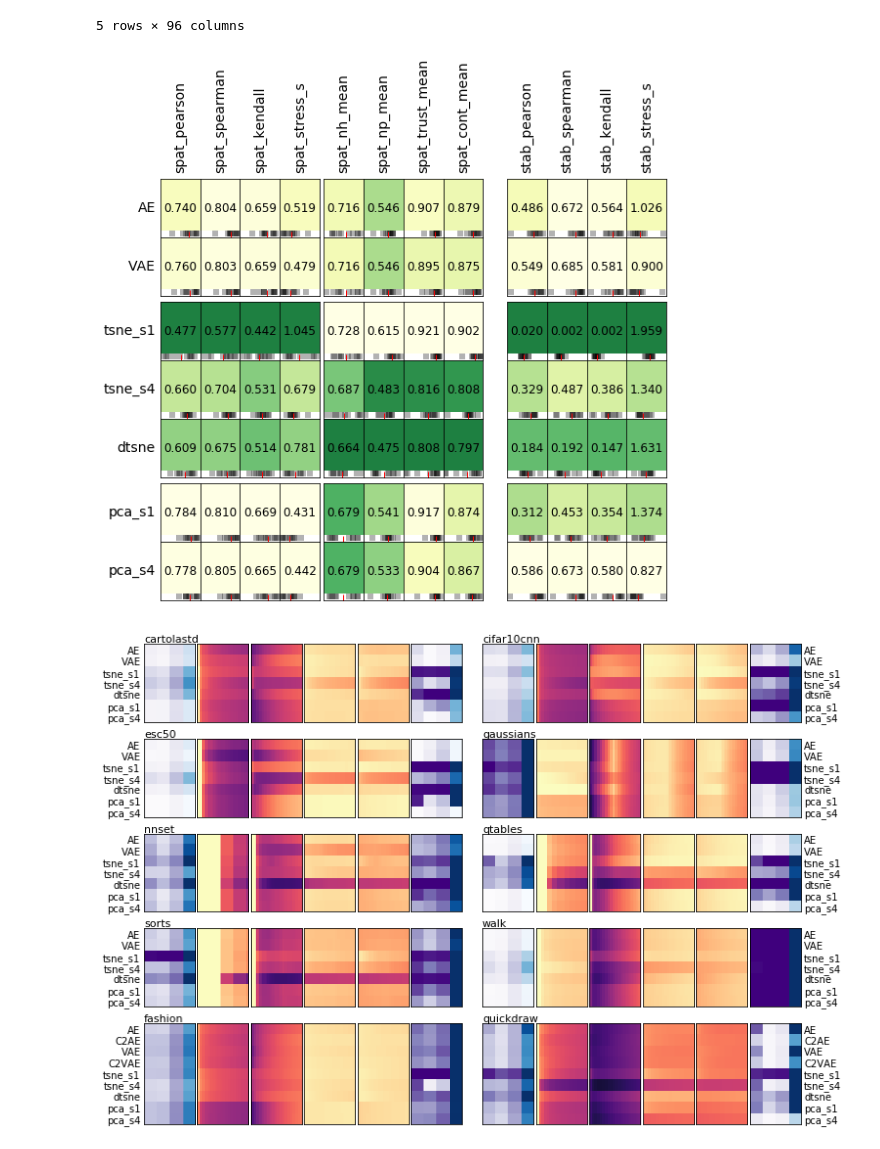
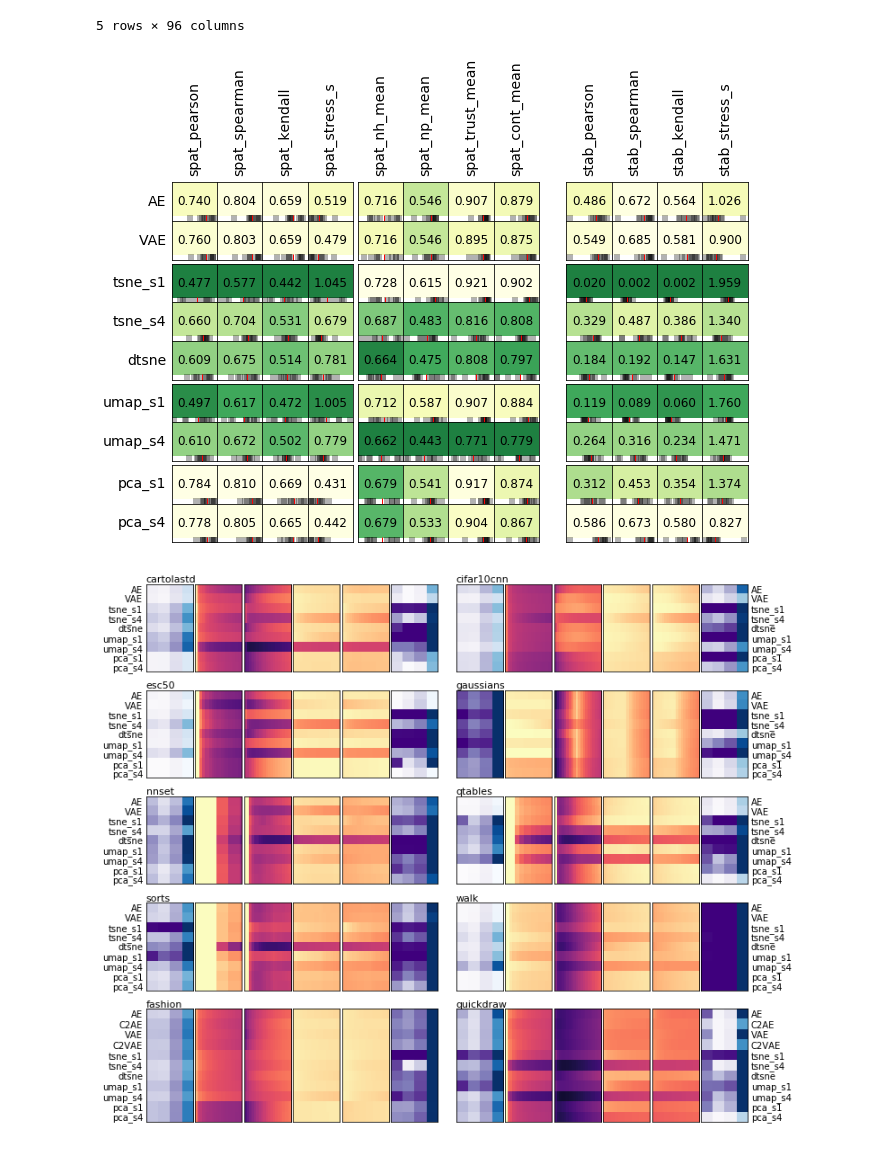
Before and after one commit to EduardoVernier/dynamic-projections, a Jupyter notebook: Plots/figures_1_and_2_colored_table_metric_results.ipynb, the cells around one changed output. Drawn from its saved outputs; the diff is of its cells as text; code cells hidden in the pictures.

Commit message:
Update images.

```diff
--- a/Plots/figures_1_and_2_colored_table_metric_results.ipynb
+++ b/Plots/figures_1_and_2_colored_table_metric_results.ipynb
@@ -21,6 +21,8 @@ def get_method(name):
         return 'dtsne'
     elif s.startswith('pca'):
         return s[:6]
+    elif s.startswith('umap'):
+        return s[:7]
     else:
         return s.split('_')[0]
 # %%
@@ -62,7 +66,7 @@ Output/walk-pca_s1.csv                  0.461885
 Output/walk-pca_s4.csv                  0.460014
 dtype: float64
 # %%
-methods = ['AE', 'VAE', 'h_spacer', 'tsne_s1', 'tsne_s4', 'dtsne', 'h_spacer', 'pca_s1', 'pca_s4']
+methods = ['AE', 'VAE', 'h_spacer', 'tsne_s1', 'tsne_s4', 'dtsne', 'h_spacer', 'umap_s1', 'umap_s4', 'h_spacer', 'pca_s1', 'pca_s4']
 metrics = ['spat_pearson', 'spat_spearman' , 'spat_kendall', 'spat_stress_s', 'v_spacer_1', 'spat_nh_mean', 'spat_np_mean', 'spat_trust_mean', 'spat_cont_mean', 'v_spacer_2', 'stab_pearson', 'stab_spearman' , 'stab_kendall', 'stab_stress_s']
 invert_colormap = ['stab_stress_n', 'stab_stress_s', 'spat_stress_n', 'spat_stress_s']
 # %%
@@ -118,36 +122,36 @@ def make_cell(method, metric, ax):
     ax.set_ylim((-0.0007, 0.01))
     ax.set_xlim((metric_min - 0.3 * interval, metric_max + 0.3 * interval))
     plt.subplots_adjust(left=0.1, right=0.9, top=1.0, bottom=0.0)
     ax.set_yticks([])
     ax.set_xticks([])
 
 widths = [1.0] * 4 + [0.1] + [1.0] * 4 + [0.6] + [1.0] * 4
-heights = [1.0] * 2 + [0.1] + [1.0] * 3 + [0.1] + [1.0] * 2
-fig, axs = plt.subplots(9, 14, sharex='col', sharey='row', figsize=(9,6),
+heights = [1.0] * 2 + [0.1] + [1.0] * 3 + [0.1] + [1.0] * 2 + [0.1] + [1.0] * 2
+fig, axs = plt.subplots(12, 14, sharex='col', sharey='row', figsize=(10,5),
                         gridspec_kw={'hspace': 0, 'wspace': 0,
                                      'width_ratios':widths, 'height_ratios':heights})
 
 for col_index, metric in enumerate(metrics):
     if metric.startswith('v_spacer'):
         for row_index, method in enumerate(methods):
             ax = axs[row_index, col_index]
             ax.set_visible(False)
     else:
         for row_index, method in enumerate(methods):
             if method == 'h_spacer':
                 ax = axs[row_index, col_index]
                 ax.set_visible(False)
             else:
                 ax = axs[row_index, col_index]
 
                 if col_index == 0:
                     ax.set_ylabel(method, rotation=0, ha='right', va='center', labelpad=5, fontsize=14)
                 if row_index == 0:
                     ax.set_title(metric, rotation=90, ha='center', va='bottom', fontsize=14)
 
                 make_cell(method, metric, ax)
 # %% [output]
-[figure, old version]
+[figure, new version]
 # %%
 from matplotlib import rcParams
 rcParams.update({'figure.autolayout': True})
@@ -206,7 +210,7 @@ def plot_k_based(ax, df):
     ax.set_xticklabels([])
     ax.set_yticklabels([])
 
-fig, axs = plt.subplots(nrows=n_datasets//2, ncols=13, figsize=(12, 9),
+fig, axs = plt.subplots(nrows=n_datasets//2, ncols=13, figsize=(12, 11),
                         gridspec_kw={'width_ratios': [1,1,1,1,1,1, 0.3, 1,1,1,1,1,1],
                                      'height_ratios': [1,1,1,1,9/7],
                                      'wspace': 0.05})
@@ -259,7 +263,7 @@ for i, dataset in enumerate(datasets):
 for i in range(n_datasets//2):
     axs[i,6].set_visible(False)
 # %% [output]
-[figure, old version]
+[figure, new version]
 # %%
 fig.savefig('f2.pdf', bbox_inches='tight')
 # %%
```
Also changed, not shown: parts of 1 cell of this notebook, 30 other files.
